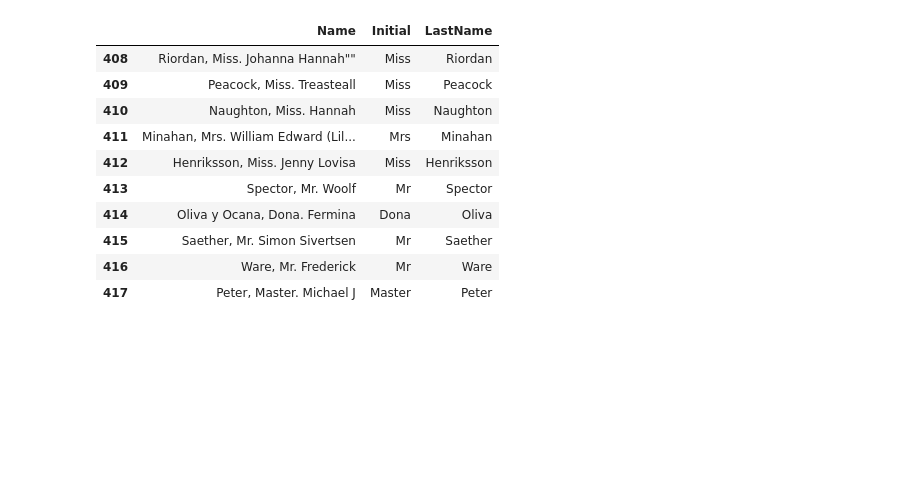
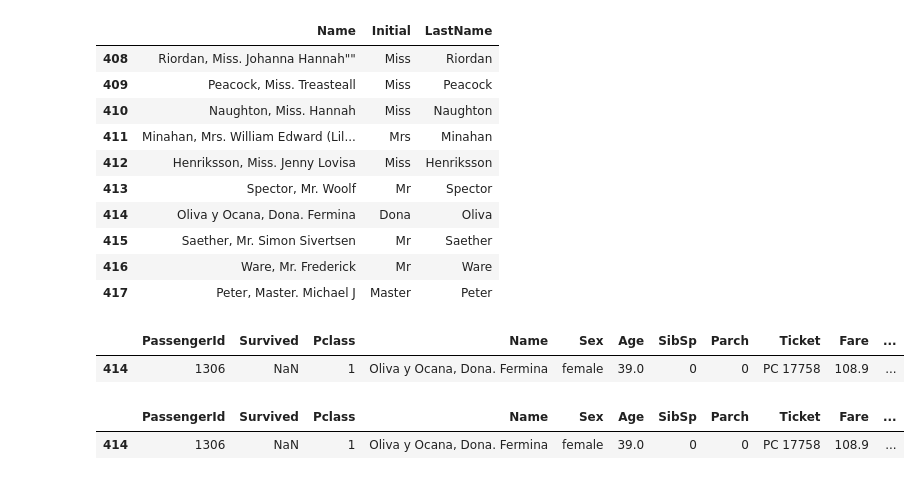
Before and after one commit to SoonKi-Eun/Kaggle, a Jupyter notebook: titanic-test-1.ipynb, the cells around one changed output. Cells and saved outputs as stored; diff of their text form; code cells hidden in the pictures; blank space fills up the shorter version.

```diff
--- a/titanic-test-1.ipynb
+++ b/titanic-test-1.ipynb
@@ -361,3 +361,20 @@ temp[['Name' , 'Initial' , 'LastName' ]].tail(n = 10)
 | 415 | Saether, Mr. Simon Sivertsen | Mr | Saether |
 | 416 | Ware, Mr. Frederick | Mr | Ware |
 | 417 | Peter, Master. Michael J | Master | Peter |
+# %%
+#Dona = NaN ...
+#Dona 확인
+temp.loc[temp['Initial'] == 'Dona']
+# %% [output]
+|  | PassengerId | Survived | Pclass | Name | Sex | Age | SibSp | Parch | Ticket | Fare | ... |
+| 414 | 1306 | NaN | 1 | Oliva y Ocana, Dona. Fermina | female | 39.0 | 0 | 0 | PC 17758 | 108.9 | ... |
+# %%
+#Dona의 나이 = 39
+#Dona의 Nan -> Mrs
+temp.loc[temp['Initial'] == 'Dona', 'Initial'] = 'Mrs'
+
+#Dona Check
+temp.loc[temp['Name'] == 'Oliva y Ocana, Dona. Fermina']
+# %% [output]
+|  | PassengerId | Survived | Pclass | Name | Sex | Age | SibSp | Parch | Ticket | Fare | ... |
+| 414 | 1306 | NaN | 1 | Oliva y Ocana, Dona. Fermina | female | 39.0 | 0 | 0 | PC 17758 | 108.9 | ... |
```
Also changed, not shown: parts of 8 cells of this notebook.
